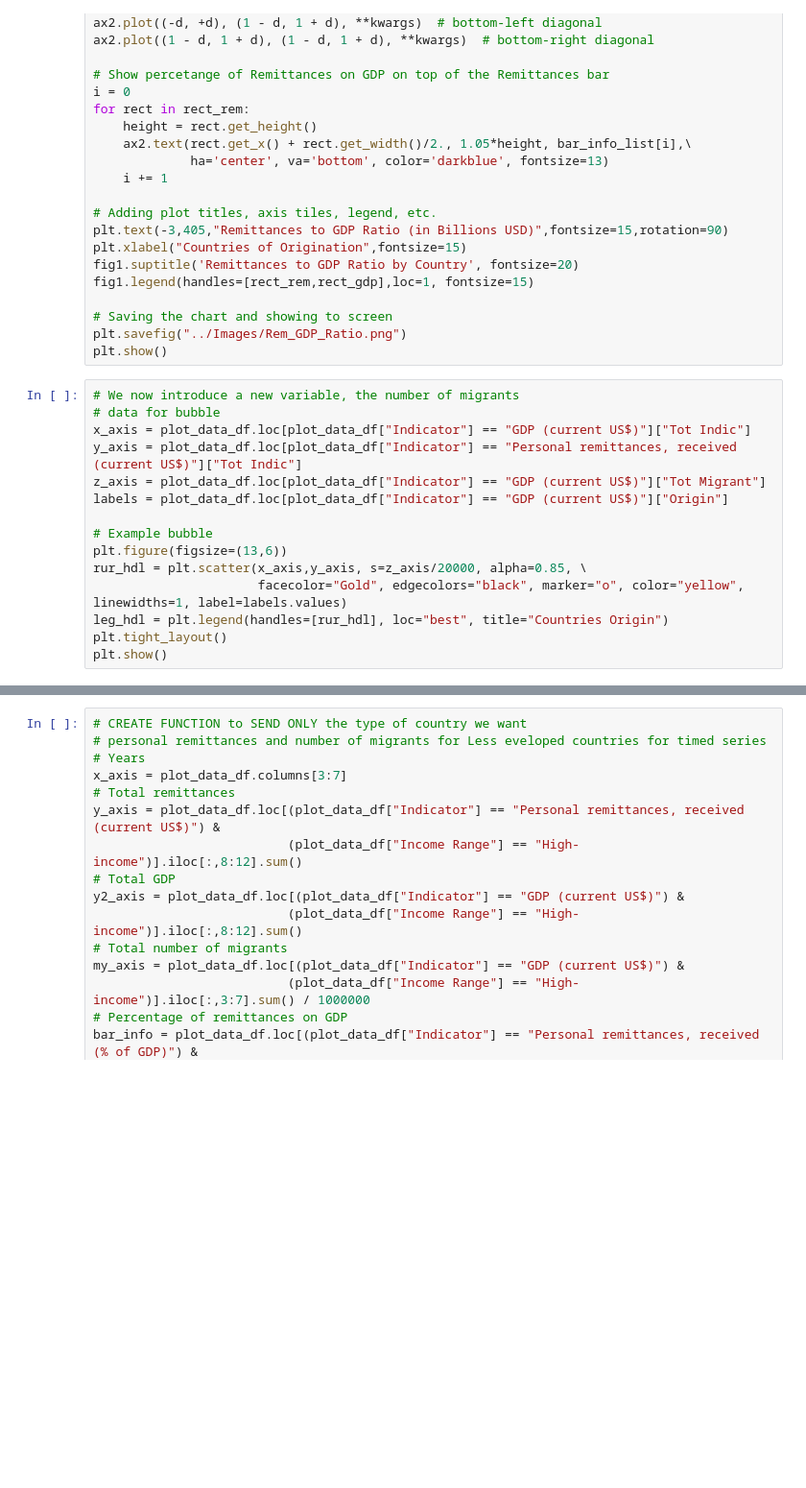
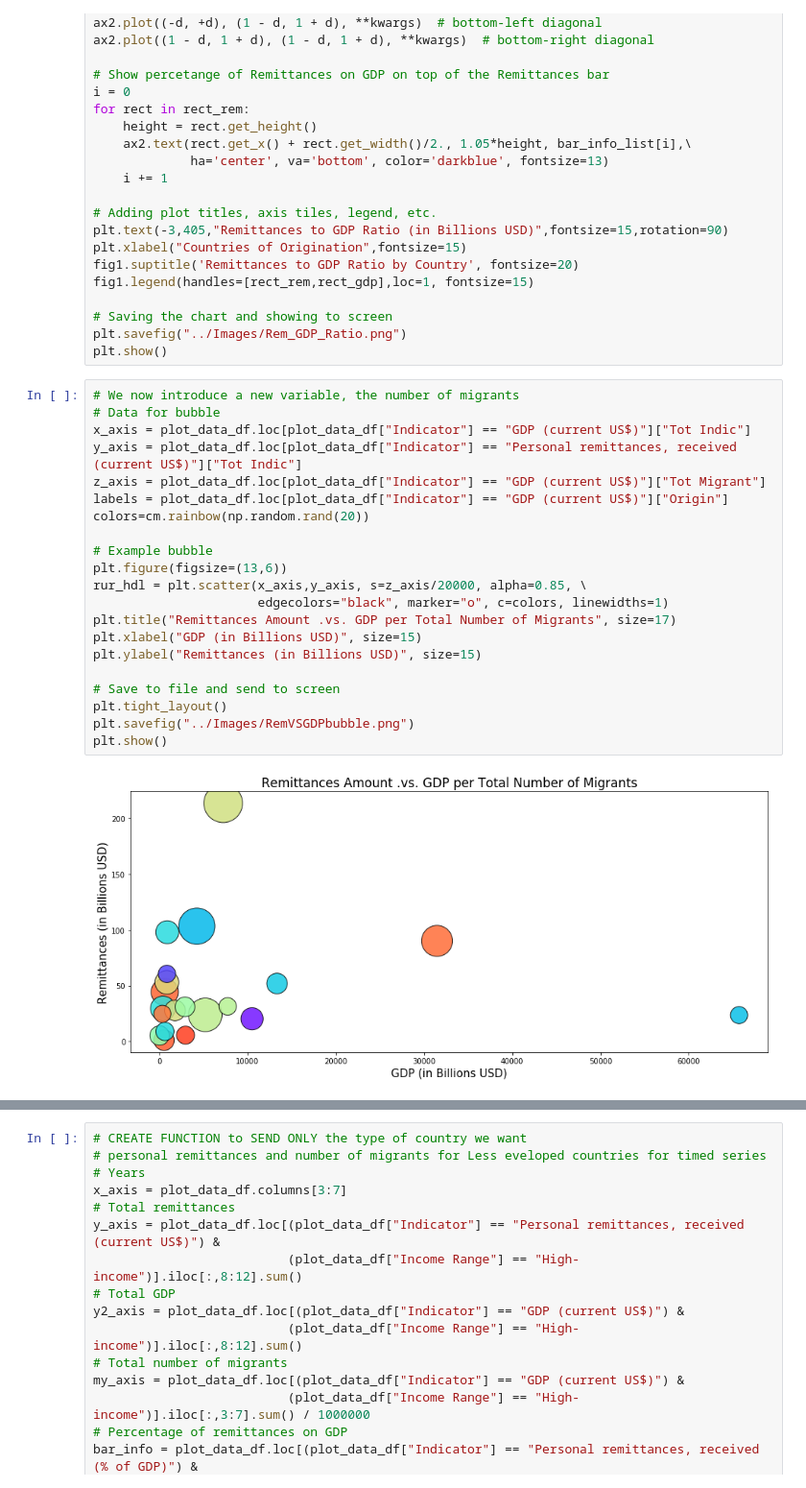
Before and after one commit to nithiye/Project-Guru, a Jupyter notebook: Martha/Ex_GDRem_v2.ipynb, the cells around one changed output, grey strips where cells are left out. Shown at 96% size. Saved outputs shown, nothing was run; the diff lists cells and outputs as text; blank space fills up the shorter version.

Commit message:
last images

```diff
--- a/Martha/Ex_GDRem_v2.ipynb
+++ b/Martha/Ex_GDRem_v2.ipynb
@@ -102,16 +103,24 @@ plt.savefig("../Images/Rem_GDP_Ratio.png")
 plt.show()
 # %%
 # We now introduce a new variable, the number of migrants
-# data for bubble
+# Data for bubble
 x_axis = plot_data_df.loc[plot_data_df["Indicator"] == "GDP (current US$)"]["Tot Indic"]
 y_axis = plot_data_df.loc[plot_data_df["Indicator"] == "Personal remittances, received (current US$)"]["Tot Indic"]
 z_axis = plot_data_df.loc[plot_data_df["Indicator"] == "GDP (current US$)"]["Tot Migrant"]
 labels = plot_data_df.loc[plot_data_df["Indicator"] == "GDP (current US$)"]["Origin"]
+colors=cm.rainbow(np.random.rand(20))
 
 # Example bubble
 plt.figure(figsize=(13,6))
 rur_hdl = plt.scatter(x_axis,y_axis, s=z_axis/20000, alpha=0.85, \
-                      facecolor="Gold", edgecolors="black", marker="o", color="yellow", linewidths=1, label=labels.values)
-leg_hdl = plt.legend(handles=[rur_hdl], loc="best", title="Countries Origin")
+                      edgecolors="black", marker="o", c=colors, linewidths=1)
+plt.title("Remittances Amount .vs. GDP per Total Number of Migrants", size=17)
+plt.xlabel("GDP (in Billions USD)", size=15)
+plt.ylabel("Remittances (in Billions USD)", size=15)
+
+# Save to file and send to screen
 plt.tight_layout()
+plt.savefig("../Images/RemVSGDPbubble.png")
 plt.show()
+# %% [output]
+[figure, added]
```
Also changed, not shown: parts of 2 cells of this notebook, 5 other files.
